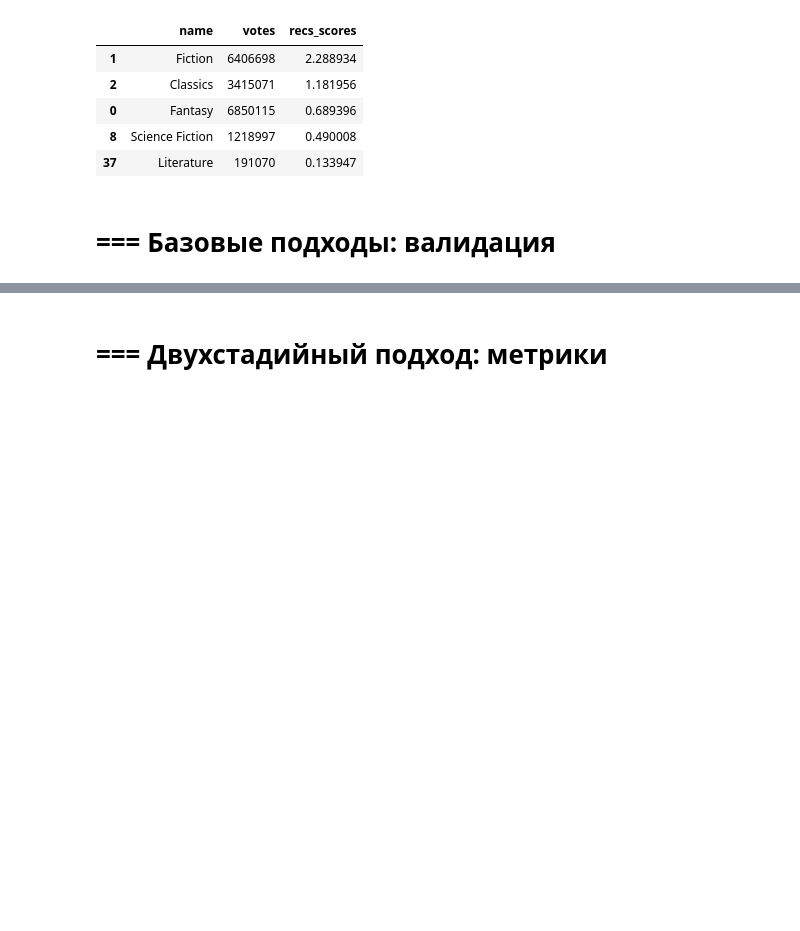
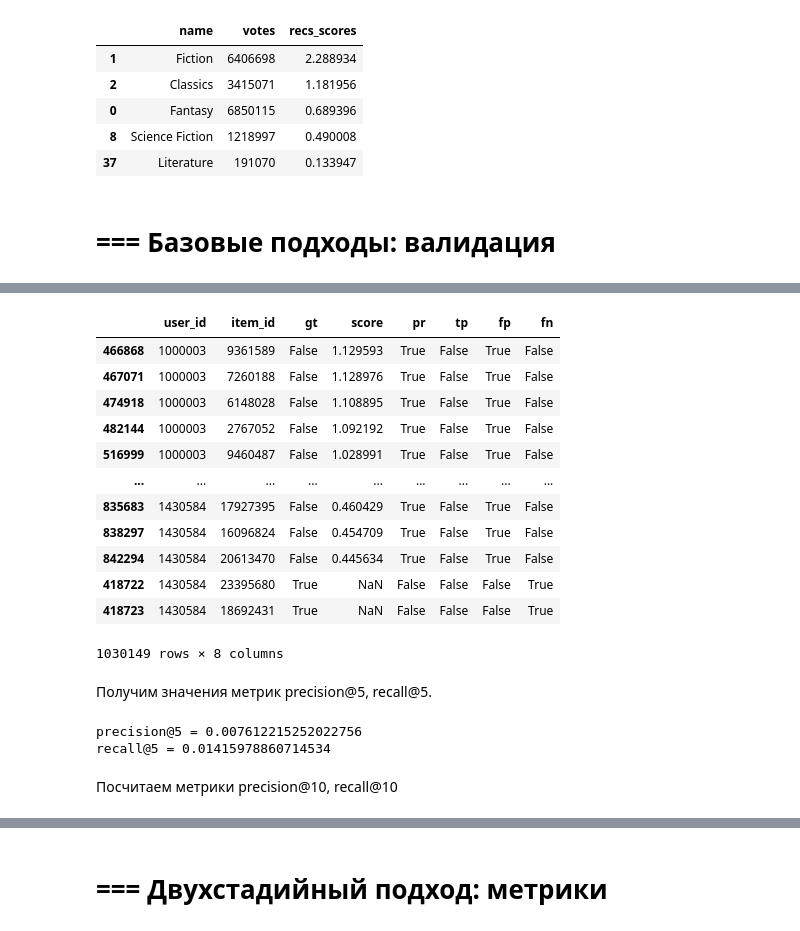
Before and after one commit to bos1988/practicum_mle_4_recsys, a Jupyter notebook: main_offline.ipynb, the cells around one changed output, grey strips where cells are left out. Saved outputs shown, nothing was run; the diff lists cells and outputs as text; code cells hidden in the pictures; blank space fills up the shorter version.

Commit message:
metrics

```diff
--- a/main_offline.ipynb
+++ b/main_offline.ipynb
@@ -1270,3 +1273,5 @@ best_genres.sort_values("recs_scores", ascending=False).head(5)
 | 37 | Literature | 191070 | 0.133947 |
 # %% [markdown]
 # === Базовые подходы: валидация
+# %%
+als_recommendations_df = pd.read_parquet("als_recommendations.parquet")
@@ -1272,0 +1359,7 @@ best_genres.sort_values("recs_scores", ascending=False).head(5)
+# %%
+events_recs_for_binary_metrics = process_events_recs_for_binary_metrics(
+    events_train,
+    events_test,
+    als_recommendations_df,
+    top_k=5,
+)
@@ -1272,0 +1373,16 @@ best_genres.sort_values("recs_scores", ascending=False).head(5)
+# %%
+events_recs_for_binary_metrics.sort_values(["user_id", "score"], ascending=[True, False])
+# %% [output]
+|  | user_id | item_id | gt | score | pr | tp | fp | fn |
+| 466868 | 1000003 | 9361589 | False | 1.129593 | True | False | True | False |
+| 467071 | 1000003 | 7260188 | False | 1.128976 | True | False | True | False |
+| 474918 | 1000003 | 6148028 | False | 1.108895 | True | False | True | False |
+| 482144 | 1000003 | 2767052 | False | 1.092192 | True | False | True | False |
+| 516999 | 1000003 | 9460487 | False | 1.028991 | True | False | True | False |
+| ... | ... | ... | ... | ... | ... | ... | ... | ... |
+| 835683 | 1430584 | 17927395 | False | 0.460429 | True | False | True | False |
+| 838297 | 1430584 | 16096824 | False | 0.454709 | True | False | True | False |
+| 842294 | 1430584 | 20613470 | False | 0.445634 | True | False | True | False |
+| 418722 | 1430584 | 23395680 | True | NaN | False | False | False | True |
+| 418723 | 1430584 | 18692431 | True | NaN | False | False | False | True |
+1030149 rows × 8 columns
@@ -1272,0 +1403,12 @@ best_genres.sort_values("recs_scores", ascending=False).head(5)
+# %% [markdown]
+Получим значения метрик precision@5, recall@5.
+# %%
+precision_5, recall_5 = compute_cls_metrics(events_recs_for_binary_metrics)
+
+print(f"precision@5 = {precision_5}")
+print(f"recall@5 = {recall_5}")
+# %% [output]
+precision@5 = 0.007612215252022756
+recall@5 = 0.01415978860714534
+# %% [markdown]
+Посчитаем метрики precision@10, recall@10
```
Also changed, not shown: parts of 18 cells of this notebook.
